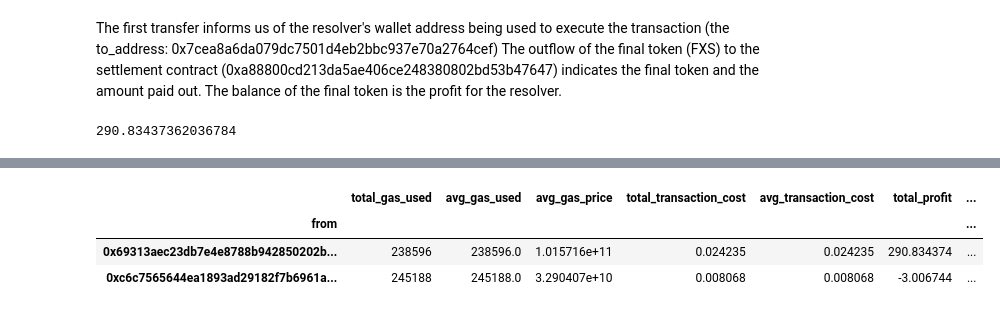
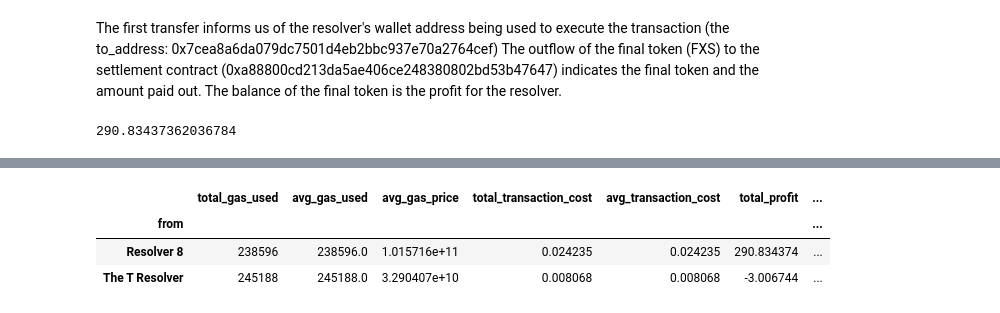
Before and after one commit to 0xEljh/1inch-fusion-dashboard, a Jupyter notebook: notebooks/dashboard.ipynb, the cells around one changed output, grey strips where cells are left out. Drawn from its saved outputs; the diff is of its cells as text; code cells hidden in the pictures.

```diff
--- a/notebooks/dashboard.ipynb
+++ b/notebooks/dashboard.ipynb
@@ -189,26 +189,49 @@ ethereum:0x45c2f8c9b4c0bdc76200448cc26c48ab6ffef83f,ethereum:0xc02aaa39b223fe8d0
 |  | blockNumber | timeStamp | hash | nonce | blockHash | transactionIndex | from | to | value | ... |
 | 0 | 17055621 | 1681601111 | 0x626b2e3ecb31f95b9ebefd45c3bbd05... | 1843 | 0xe37dd7a224c7a12bb0e7d007bc4265b... | 0 | 0x69313aec23db7e4e8788b942850202b... | 0xa88800cd213da5ae406ce248380802b... | 0 | ... |
 | 1 | 17055621 | 1681601111 | 0x59f8e728c18460ab5b5c49c109f09a3... | 27009 | 0xe37dd7a224c7a12bb0e7d007bc4265b... | 2 | 0xc6c7565644ea1893ad29182f7b6961a... | 0xa88800cd213da5ae406ce248380802b... | 0 | ... |
+# %%
+resolver_address_mapping ={
+    '0x55dcad916750c19c4ec69d65ff0317767b36ce90': '1inch Labs',
+    '0x8acdb3bcc5101b1ba8a5070f003a77a2da376fe8': '1inch Labs',
+    '0x84d99aa569d93a9ca187d83734c8c4a519c4e9b1': '1inch Labs',
+    '0x3169de0e661d684e0d235f19cf72327173e0be11': '1inch Labs',
+    '0x9108813f22637385228a1c621c1904bbbc50dc25': 'Laertes',
+    '0x2eb393fbac8aaa16047d4242033a25486e14f345': 'Arctic Bastion',
+    '0x7636a5bfd763cefec2da9858c459f2a9b0fe8a6c': 'Arctic Bastion',
+    '0xf1b2e1fef70e0383ef29618d02d0dd503ae239ae': 'Arctic Bastion',
+    '0x377a1286ff83df266ff11bede2ef600044f3626b': 'Arctic Bastion',
+    '0xcfa62f77920d6383be12c91c71bd403599e1116f': 'The Open DAO resolver',
+    '0xad7149152a65e6ec97add7b1b1f917dcafcf9b21': 'Seawise',
+    '0xd1742b3c4fbb096990c8950fa635aec75b30781a': 'Seawise',
+    '0xc975671642534f407ebdcaef2428d355ede16a2c': 'OTEX',
+    '0xbd4dbe0cb9136ffb4955ede88ebd5e92222ad09a': 'OTEX',
+    '0xc6c7565644ea1893ad29182f7b6961aab7edfed0': 'The T Resolver',
+    '0x69313aec23db7e4e8788b942850202bcb6038734': 'Resolver 8',
+    '0xee230dd7519bc5d0c9899e8704ffdc80560e8509': 'Kinetex Labs Resolver'
+}
 # %%
 # groupby resolvers
 (
     df
-    .assign(transactionCost=lambda x: x["gasUsed"] * x["gasPrice"] / 1e18)
+    .assign(
+        transactionCost=lambda x: x["gasUsed"] * x["gasPrice"] / 1e18,
+        **{"from": lambda x: x["from"].map(lambda address: resolver_address_mapping.get(address, address))},
+    )
     .groupby("from")
     .agg(
         total_gas_used=("gasUsed", "sum"),
         avg_gas_used=("gasUsed", "mean"),
         avg_gas_price=("gasPrice", "mean"),
         total_transaction_cost=("transactionCost", "sum"),
         avg_transaction_cost=("transactionCost", "mean"),
         total_profit=("profit", "sum"),
         avg_profit=("profit", "mean"),
         total_volume=("true_volume", "sum"),
         avg_volume=("true_volume", "mean"),
     )
 )
 # %% [output]
 |  | total_gas_used | avg_gas_used | avg_gas_price | total_transaction_cost | avg_transaction_cost | total_profit | ... |
 | from |  |  |  |  |  |  | ... |
-| 0x69313aec23db7e4e8788b942850202b... | 238596 | 238596.0 | 1.015716e+11 | 0.024235 | 0.024235 | 290.834374 | ... |
-| 0xc6c7565644ea1893ad29182f7b6961a... | 245188 | 245188.0 | 3.290407e+10 | 0.008068 | 0.008068 | -3.006744 | ... |
+| Resolver 8 | 238596 | 238596.0 | 1.015716e+11 | 0.024235 | 0.024235 | 290.834374 | ... |
+| The T Resolver | 245188 | 245188.0 | 3.290407e+10 | 0.008068 | 0.008068 | -3.006744 | ... |
```
Also changed, not shown: 1 other file.
